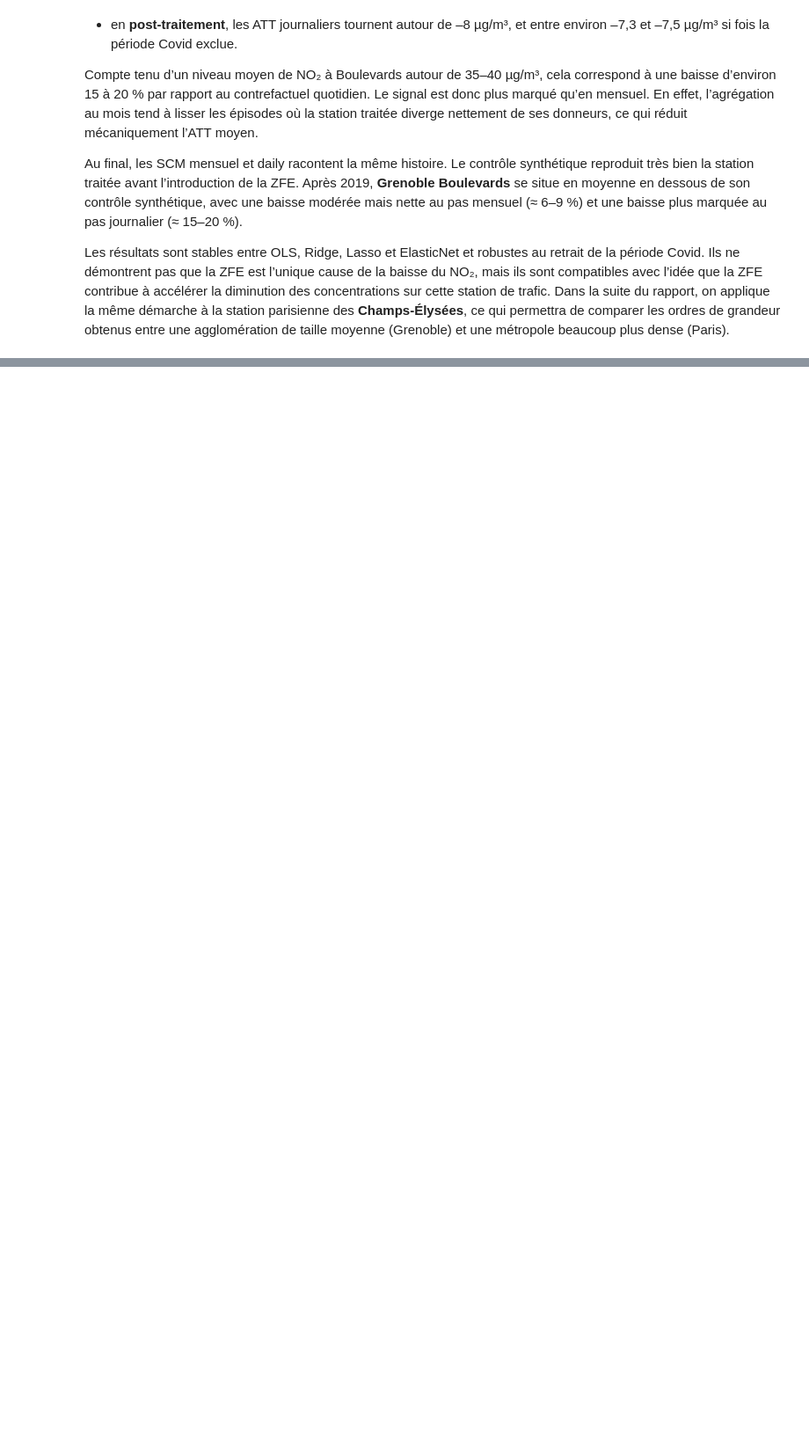
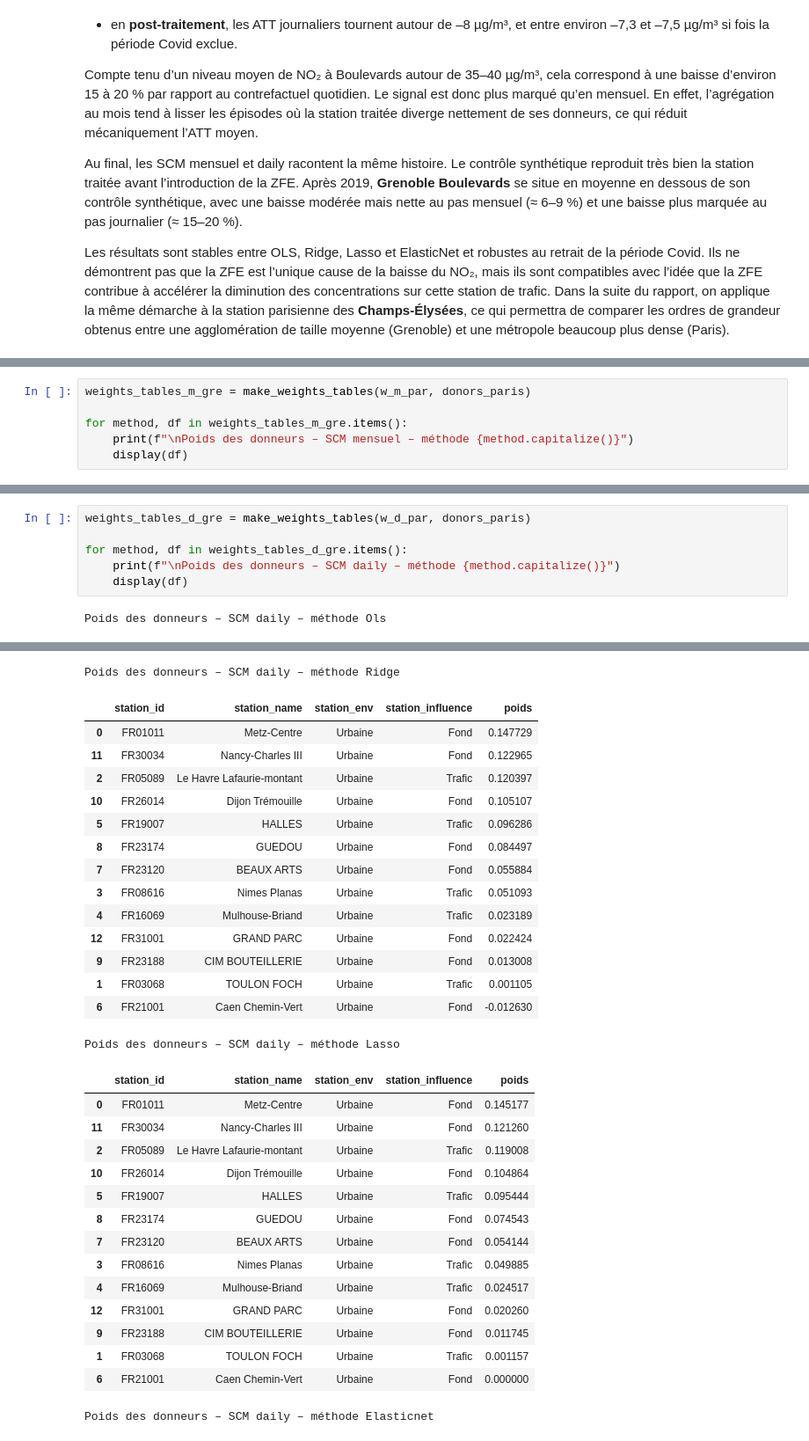
Before and after one commit to pasilvente/project_python_for_data_science_at_ENSAE_ZFE_ML_SCM, a Jupyter notebook: rapport_zfe.ipynb, the cells around one changed output, grey strips where cells are left out. Shown at 88% size. Cells and saved outputs as stored; diff of their text form; blank space fills up the shorter version.

```diff
--- a/rapport_zfe.ipynb
+++ b/rapport_zfe.ipynb
@@ -1607,0 +1070,6 @@ Les résultats sont stables entre OLS, Ridge, Lasso et ElasticNet et robustes au
+# %%
+weights_tables_m_gre = make_weights_tables(w_m_par, donors_paris)
+
+for method, df in weights_tables_m_gre.items():
+    print(f"\nPoids des donneurs – SCM mensuel – méthode {method.capitalize()}")
+    display(df)
@@ -1607,0 +1205,8 @@ Les résultats sont stables entre OLS, Ridge, Lasso et ElasticNet et robustes au
+# %%
+weights_tables_d_gre = make_weights_tables(w_d_par, donors_paris)
+
+for method, df in weights_tables_d_gre.items():
+    print(f"\nPoids des donneurs – SCM daily – méthode {method.capitalize()}")
+    display(df)
+# %% [output]
+Poids des donneurs – SCM daily – méthode Ols
@@ -1607,0 +1227,31 @@ Les résultats sont stables entre OLS, Ridge, Lasso et ElasticNet et robustes au
+Poids des donneurs – SCM daily – méthode Ridge
+|  | station_id | station_name | station_env | station_influence | poids |
+| 0 | FR01011 | Metz-Centre | Urbaine | Fond | 0.147729 |
+| 11 | FR30034 | Nancy-Charles III | Urbaine | Fond | 0.122965 |
+| 2 | FR05089 | Le Havre Lafaurie-montant | Urbaine | Trafic | 0.120397 |
+| 10 | FR26014 | Dijon Trémouille | Urbaine | Fond | 0.105107 |
+| 5 | FR19007 | HALLES | Urbaine | Trafic | 0.096286 |
+| 8 | FR23174 | GUEDOU | Urbaine | Fond | 0.084497 |
+| 7 | FR23120 | BEAUX ARTS | Urbaine | Fond | 0.055884 |
+| 3 | FR08616 | Nimes Planas | Urbaine | Trafic | 0.051093 |
+| 4 | FR16069 | Mulhouse-Briand | Urbaine | Trafic | 0.023189 |
+| 12 | FR31001 | GRAND PARC | Urbaine | Fond | 0.022424 |
+| 9 | FR23188 | CIM BOUTEILLERIE | Urbaine | Fond | 0.013008 |
+| 1 | FR03068 | TOULON FOCH | Urbaine | Trafic | 0.001105 |
+| 6 | FR21001 | Caen Chemin-Vert | Urbaine | Fond | -0.012630 |
+Poids des donneurs – SCM daily – méthode Lasso
+|  | station_id | station_name | station_env | station_influence | poids |
+| 0 | FR01011 | Metz-Centre | Urbaine | Fond | 0.145177 |
+| 11 | FR30034 | Nancy-Charles III | Urbaine | Fond | 0.121260 |
+| 2 | FR05089 | Le Havre Lafaurie-montant | Urbaine | Trafic | 0.119008 |
+| 10 | FR26014 | Dijon Trémouille | Urbaine | Fond | 0.104864 |
+| 5 | FR19007 | HALLES | Urbaine | Trafic | 0.095444 |
+| 8 | FR23174 | GUEDOU | Urbaine | Fond | 0.074543 |
+| 7 | FR23120 | BEAUX ARTS | Urbaine | Fond | 0.054144 |
+| 3 | FR08616 | Nimes Planas | Urbaine | Trafic | 0.049885 |
+| 4 | FR16069 | Mulhouse-Briand | Urbaine | Trafic | 0.024517 |
+| 12 | FR31001 | GRAND PARC | Urbaine | Fond | 0.020260 |
+| 9 | FR23188 | CIM BOUTEILLERIE | Urbaine | Fond | 0.011745 |
+| 1 | FR03068 | TOULON FOCH | Urbaine | Trafic | 0.001157 |
+| 6 | FR21001 | Caen Chemin-Vert | Urbaine | Fond | 0.000000 |
+Poids des donneurs – SCM daily – méthode Elasticnet
```
Also changed, not shown: parts of 15 cells of this notebook, 6 other files.
